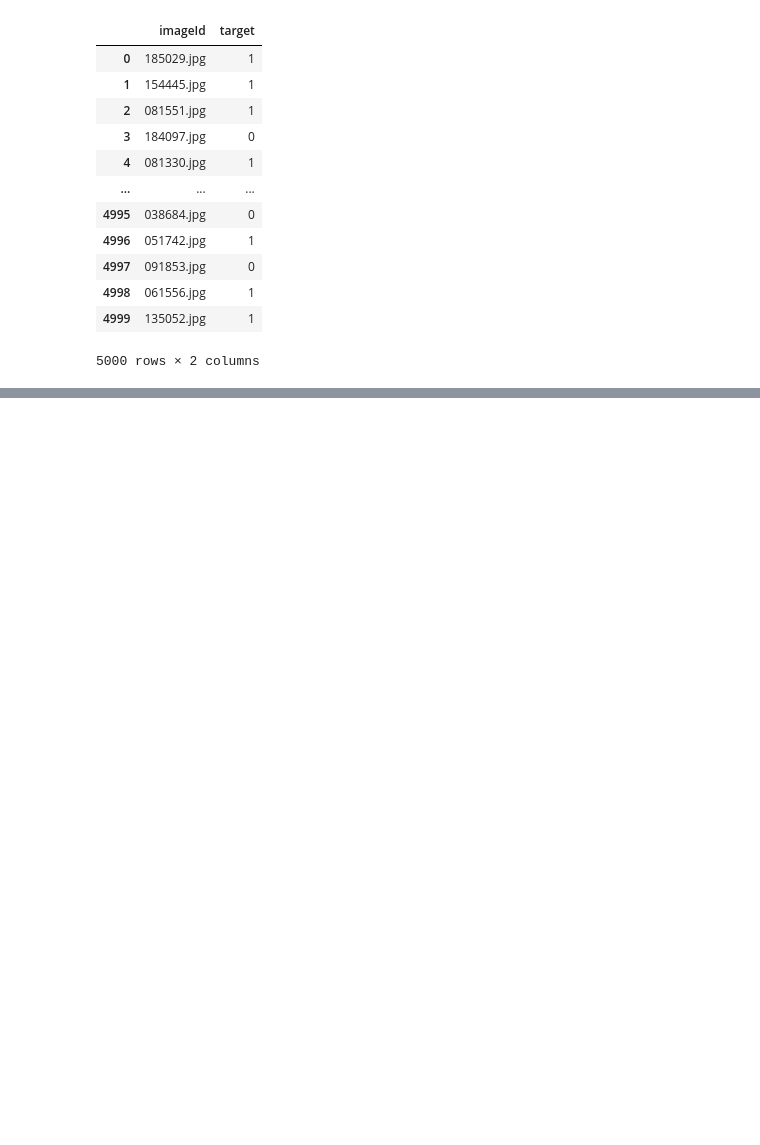
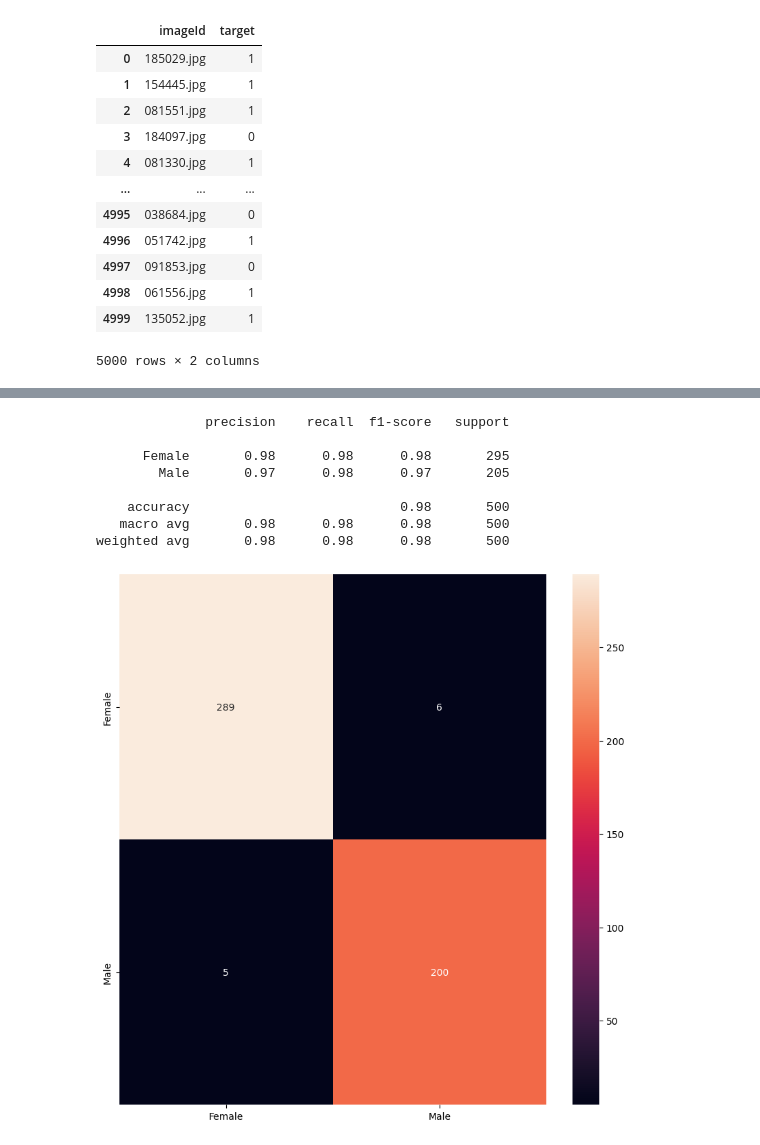
Before and after one commit to DickyAdi/face-recognition-IndonesiaAI, a Jupyter notebook: faceRecognition_DickyAdi.ipynb, the cells around one changed output, grey strips where cells are left out. Cells and saved outputs as stored; diff of their text form; code cells hidden in the pictures; blank space fills up the shorter version.

Commit message:
add classification report and confusion matrix

```diff
--- a/faceRecognition_DickyAdi.ipynb
+++ b/faceRecognition_DickyAdi.ipynb
@@ -293,6 +295,19 @@ def visFalsePreds(predictionList):
             plt.title(f'Real class {className[int(targetList[falseIndex])]}\nPredicted class {className[int(predsList[falseIndex])]}\nPrediction confidence {float(probsList[falseIndex]):2f}')
             plt.axis('off')
             plt.imshow(invNormalize(imagesList[falseIndex]))
+
+def getReport(predictionList):
+    arr = np.array(predictionList)
+    className = ['Female', 'Male']
+    targetArr = arr[:, 1]
+    predsArr = arr[:, 2]
+    targetList = [target[0].item() for batch in targetArr for target in batch]
+    predsList = [pred[0].item() for batch in predsArr for pred in batch]
+    print(classification_report(targetList, predsList, target_names=className))
+    plt.figure(figsize=(10,10))
+    cm = confusion_matrix(targetList, predsList)
+    dfCm = pd.DataFrame(cm, index=[i for i in className], columns=[i for i in className])
+    sns.heatmap(dfCm, annot=True, fmt='.0f')
 # %%
 loadIter = iter(dataMod.train_dataloader())
 img, targ = loadIter.next()
@@ -341,0 +358,12 @@ visFalsePreds(preds)
+# %%
+getReport(preds)
+# %% [output]
+              precision    recall  f1-score   support
+
+      Female       0.98      0.98      0.98       295
+        Male       0.97      0.98      0.97       205
+
+    accuracy                           0.98       500
+   macro avg       0.98      0.98      0.98       500
+weighted avg       0.98      0.98      0.98       500
+[figure, added]
```
Also changed, not shown: parts of 6 cells of this notebook.
